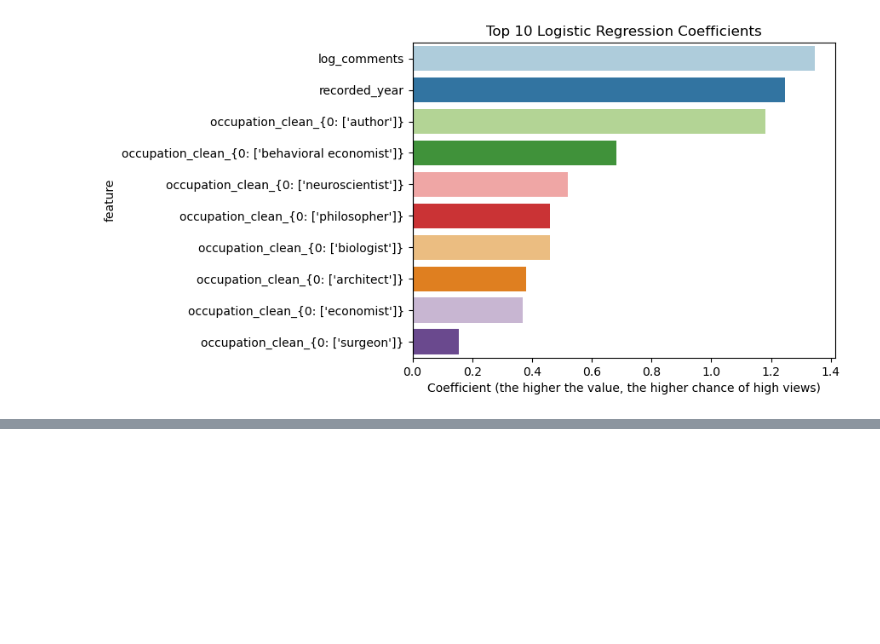
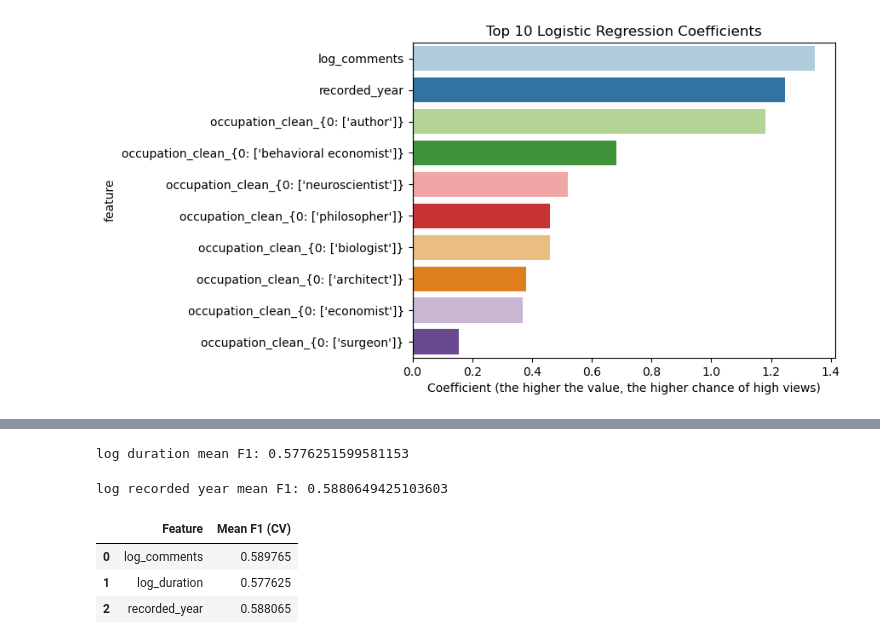
Before and after one commit to kyleenaxin/3350-final, a Jupyter notebook: project.ipynb, the cells around one changed output, grey strips where cells are left out. Cells and saved outputs as stored; diff of their text form; code cells hidden in the pictures; blank space fills up the shorter version.

```diff
--- a/project.ipynb
+++ b/project.ipynb
@@ -276,0 +302,62 @@ Passing `palette` without assigning `hue` is deprecated and will be removed in v
+# %%
+X_duration = df[["log_duration"]].copy()
+
+scaler = StandardScaler()
+X_duration["log_duration"] = scaler.fit_transform(X_duration)
+
+logit_duration = LogisticRegression(
+    max_iter=1000,
+    class_weight="balanced",
+    random_state=42
+)
+
+f1_duration = cross_val_score(
+    logit_duration,
+    X_duration,
+    y,
+    scoring="f1",
+    cv=5
+)
+
+print("log duration mean F1:", f1_duration.mean())
+# %% [output]
+log duration mean F1: 0.5776251599581153
+# %%
+X_year = df[["recorded_year"]].copy()
+
+scaler = StandardScaler()
+X_year["recorded_year"] = scaler.fit_transform(X_year)
+
+logit_year = LogisticRegression(
+    max_iter = 1000,
+    class_weight = "balanced",
+    random_state = 42
+)
+
+f1_year = cross_val_score(
+    logit_year,
+    X_year,
+    y,
+    scoring = "f1",
+    cv = 5
+)
+
+print("log recorded year mean F1:", f1_year.mean())
+# %% [output]
+log recorded year mean F1: 0.5880649425103603
+# %%
+single_feature_results = pd.DataFrame({
+    "Feature": ["log_comments", "log_duration", "recorded_year"],
+    "Mean F1 (CV)": [
+        f1_comments.mean(),
+        f1_duration.mean(),
+        f1_year.mean()
+    ]
+})
+
+single_feature_results
+# %% [output]
+|  | Feature | Mean F1 (CV) |
+| 0 | log_comments | 0.589765 |
+| 1 | log_duration | 0.577625 |
+| 2 | recorded_year | 0.588065 |
```
Also changed, not shown: parts of 3 cells of this notebook.
